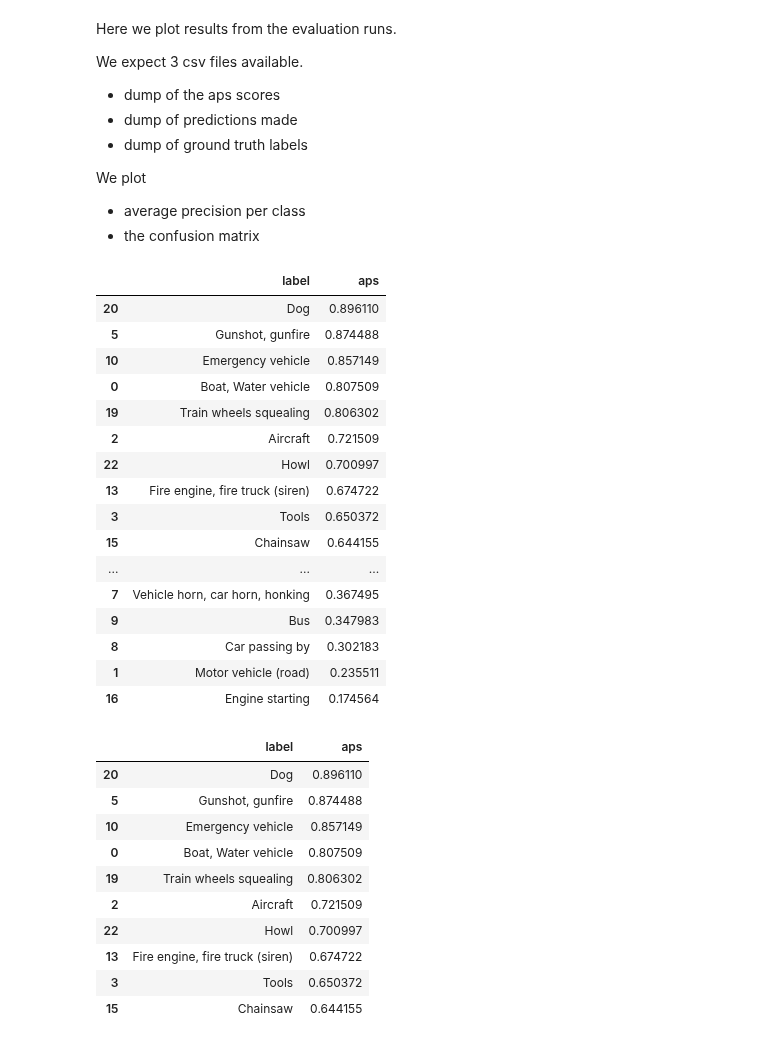
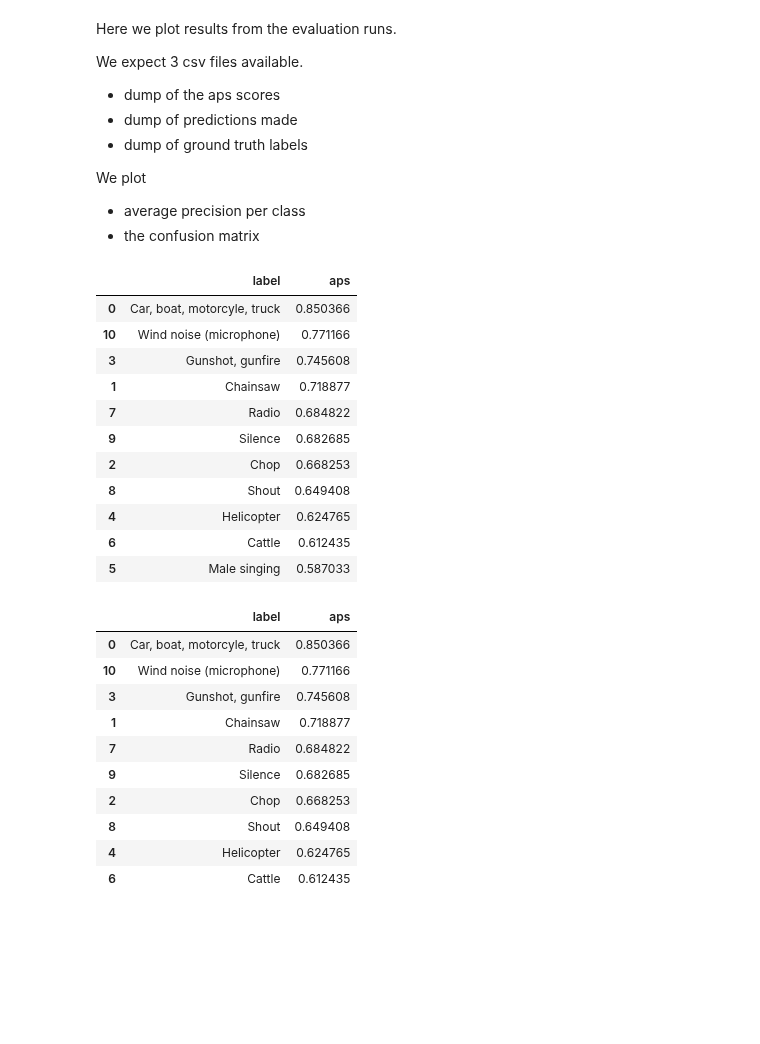
Before and after one commit to SensingClues/serval, a Jupyter notebook: serval/03-00-plot-evaluation-results.ipynb, the cells around one changed output. Saved outputs shown, nothing was run; the diff lists cells and outputs as text; code cells hidden in the pictures; blank space fills up the shorter version.

```diff
--- a/serval/03-00-plot-evaluation-results.ipynb
+++ b/serval/03-00-plot-evaluation-results.ipynb
@@ -9,49 +9,53 @@ We expect 3 csv files available.
 We plot
 - average precision per class
 - the confusion matrix
+# %%
+# parameters needed
+
+# evaluation results stored in csv from step 2
+er_csv = 'eval-serval-hugo.csv'
+
+# class_map
+class_map = "./dataset/classlabels/csv_files/class_labels_indices_hugo.csv"
 # %%
 import pandas as pd
 
-df = pd.read_csv('eval-serval003-k10-amsterdam-21.csv', sep=";")
+# lo0ad evaluation results step 2
+df = pd.read_csv(er_csv, sep=";")
 #df
 df.sort_values(by=['aps'], ascending=False)
 
 dff = df.query('aps > 0.1')
 dff = dff.sort_values(by=['aps'], ascending=False)
 
 dff
 # %% [output]
 |  | label | aps |
-| 20 | Dog | 0.896110 |
-| 5 | Gunshot, gunfire | 0.874488 |
-| 10 | Emergency vehicle | 0.857149 |
-| 0 | Boat, Water vehicle | 0.807509 |
-| 19 | Train wheels squealing | 0.806302 |
-| 2 | Aircraft | 0.721509 |
-| 22 | Howl | 0.700997 |
-| 13 | Fire engine, fire truck (siren) | 0.674722 |
-| 3 | Tools | 0.650372 |
-| 15 | Chainsaw | 0.644155 |
-| ... | ... | ... |
-| 7 | Vehicle horn, car horn, honking | 0.367495 |
-| 9 | Bus | 0.347983 |
-| 8 | Car passing by | 0.302183 |
-| 1 | Motor vehicle (road) | 0.235511 |
-| 16 | Engine starting | 0.174564 |
+| 0 | Car, boat, motorcyle, truck | 0.850366 |
+| 10 | Wind noise (microphone) | 0.771166 |
+| 3 | Gunshot, gunfire | 0.745608 |
+| 1 | Chainsaw | 0.718877 |
+| 7 | Radio | 0.684822 |
+| 9 | Silence | 0.682685 |
+| 2 | Chop | 0.668253 |
+| 8 | Shout | 0.649408 |
+| 4 | Helicopter | 0.624765 |
+| 6 | Cattle | 0.612435 |
+| 5 | Male singing | 0.587033 |
 # %%
 dff.head(10)
 # %% [output]
 |  | label | aps |
-| 20 | Dog | 0.896110 |
-| 5 | Gunshot, gunfire | 0.874488 |
-| 10 | Emergency vehicle | 0.857149 |
-| 0 | Boat, Water vehicle | 0.807509 |
-| 19 | Train wheels squealing | 0.806302 |
-| 2 | Aircraft | 0.721509 |
-| 22 | Howl | 0.700997 |
-| 13 | Fire engine, fire truck (siren) | 0.674722 |
-| 3 | Tools | 0.650372 |
-| 15 | Chainsaw | 0.644155 |
+| 0 | Car, boat, motorcyle, truck | 0.850366 |
+| 10 | Wind noise (microphone) | 0.771166 |
+| 3 | Gunshot, gunfire | 0.745608 |
+| 1 | Chainsaw | 0.718877 |
+| 7 | Radio | 0.684822 |
+| 9 | Silence | 0.682685 |
+| 2 | Chop | 0.668253 |
+| 8 | Shout | 0.649408 |
+| 4 | Helicopter | 0.624765 |
+| 6 | Cattle | 0.612435 |
 # %%
 %matplotlib inline
 
```
Also changed, not shown: parts of 8 cells of this notebook, 8 other files.
